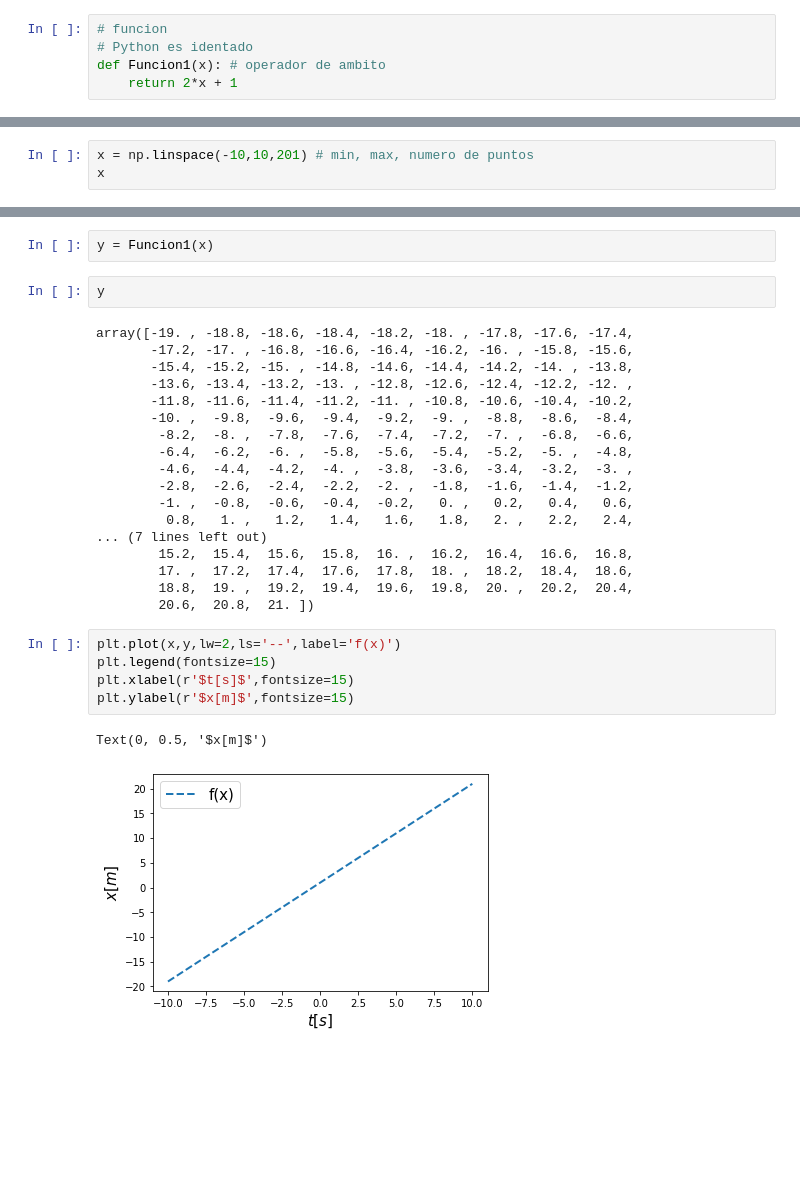
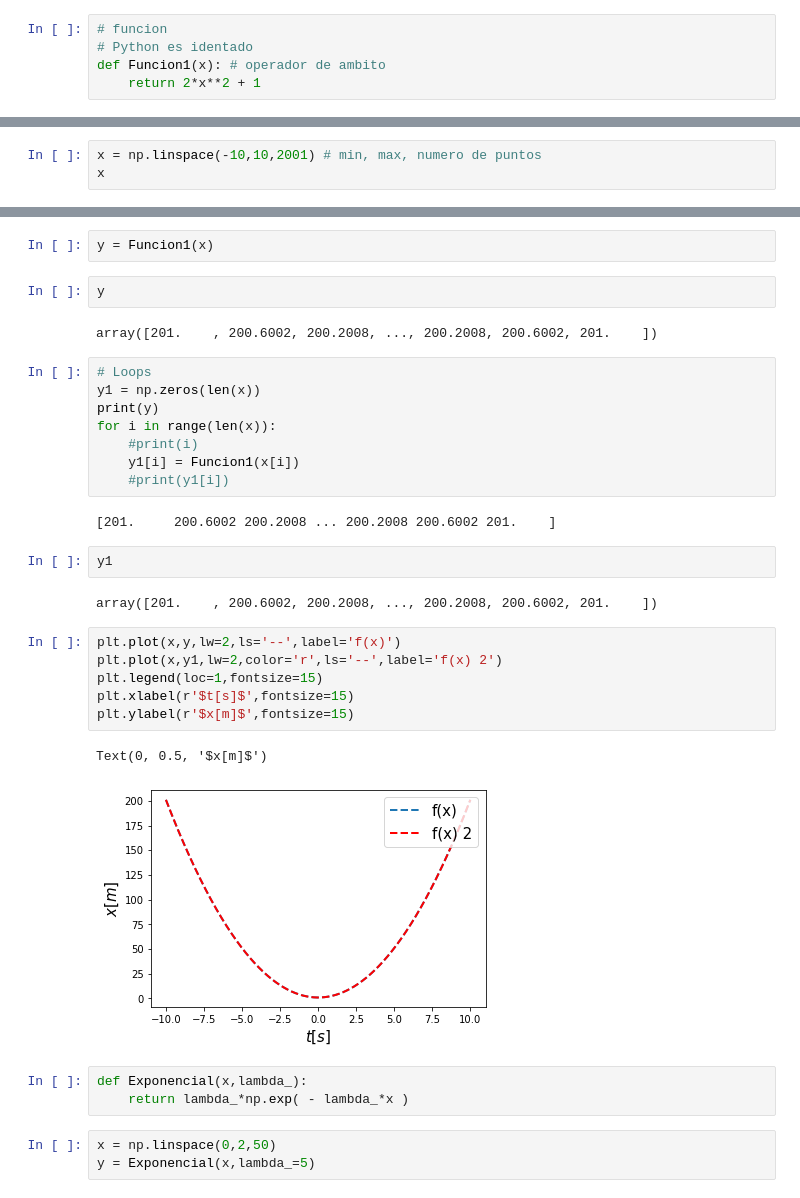
Before and after one commit to florez/Estadistica_Herramientas, a Jupyter notebook: Sesion1/ElementosPython.ipynb, the cells around one changed output, grey strips where cells are left out. Saved outputs shown, nothing was run; the diff lists cells and outputs as text; blank space fills up the shorter version.

```diff
--- a/Sesion1/ElementosPython.ipynb
+++ b/Sesion1/ElementosPython.ipynb
@@ -20,13 +20,13 @@ $$ y = 2x+1 $$
 # funcion
 # Python es identado
 def Funcion1(x): # operador de ambito
-    return 2*x + 1
+    return 2*x**2 + 1
 # %%
 # Evaluando en un punto
 Funcion1(1)
 # %% [output]
 3
 # %%
-x = np.linspace(-10,10,201) # min, max, numero de puntos
+x = np.linspace(-10,10,2001) # min, max, numero de puntos
 x
 # %% [output]
@@ -52,28 +36,33 @@ y = Funcion1(x)
 # %%
 y
 # %% [output]
-array([-19. , -18.8, -18.6, -18.4, -18.2, -18. , -17.8, -17.6, -17.4,
-       -17.2, -17. , -16.8, -16.6, -16.4, -16.2, -16. , -15.8, -15.6,
-       -15.4, -15.2, -15. , -14.8, -14.6, -14.4, -14.2, -14. , -13.8,
-       -13.6, -13.4, -13.2, -13. , -12.8, -12.6, -12.4, -12.2, -12. ,
-       -11.8, -11.6, -11.4, -11.2, -11. , -10.8, -10.6, -10.4, -10.2,
-       -10. ,  -9.8,  -9.6,  -9.4,  -9.2,  -9. ,  -8.8,  -8.6,  -8.4,
-        -8.2,  -8. ,  -7.8,  -7.6,  -7.4,  -7.2,  -7. ,  -6.8,  -6.6,
-        -6.4,  -6.2,  -6. ,  -5.8,  -5.6,  -5.4,  -5.2,  -5. ,  -4.8,
-        -4.6,  -4.4,  -4.2,  -4. ,  -3.8,  -3.6,  -3.4,  -3.2,  -3. ,
-        -2.8,  -2.6,  -2.4,  -2.2,  -2. ,  -1.8,  -1.6,  -1.4,  -1.2,
-        -1. ,  -0.8,  -0.6,  -0.4,  -0.2,   0. ,   0.2,   0.4,   0.6,
-         0.8,   1. ,   1.2,   1.4,   1.6,   1.8,   2. ,   2.2,   2.4,
-... (7 lines left out)
-        15.2,  15.4,  15.6,  15.8,  16. ,  16.2,  16.4,  16.6,  16.8,
-        17. ,  17.2,  17.4,  17.6,  17.8,  18. ,  18.2,  18.4,  18.6,
-        18.8,  19. ,  19.2,  19.4,  19.6,  19.8,  20. ,  20.2,  20.4,
-        20.6,  20.8,  21. ])
+array([201.    , 200.6002, 200.2008, ..., 200.2008, 200.6002, 201.    ])
+# %%
+# Loops
+y1 = np.zeros(len(x))
+print(y)
+for i in range(len(x)):
+    #print(i)
+    y1[i] = Funcion1(x[i])
+    #print(y1[i])
+# %% [output]
+[201.     200.6002 200.2008 ... 200.2008 200.6002 201.    ]
+# %%
+y1
+# %% [output]
+array([201.    , 200.6002, 200.2008, ..., 200.2008, 200.6002, 201.    ])
 # %%
 plt.plot(x,y,lw=2,ls='--',label='f(x)')
-plt.legend(fontsize=15)
+plt.plot(x,y1,lw=2,color='r',ls='--',label='f(x) 2')
+plt.legend(loc=1,fontsize=15)
 plt.xlabel(r'$t[s]$',fontsize=15)
 plt.ylabel(r'$x[m]$',fontsize=15)
 # %% [output]
 Text(0, 0.5, '$x[m]$')
-[figure, old version]
+[figure, new version]
+# %%
+def Exponencial(x,lambda_):
+    return lambda_*np.exp( - lambda_*x )
+# %%
+x = np.linspace(0,2,50)
+y = Exponencial(x,lambda_=5)
```
Also changed, not shown: parts of 6 cells of this notebook.
